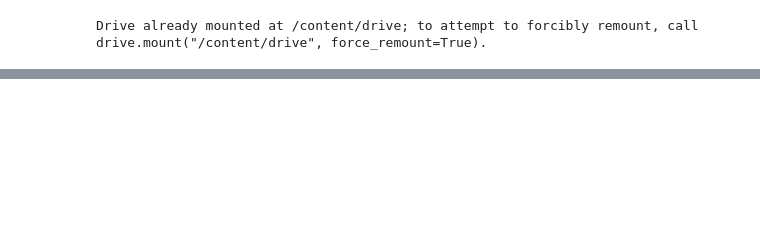
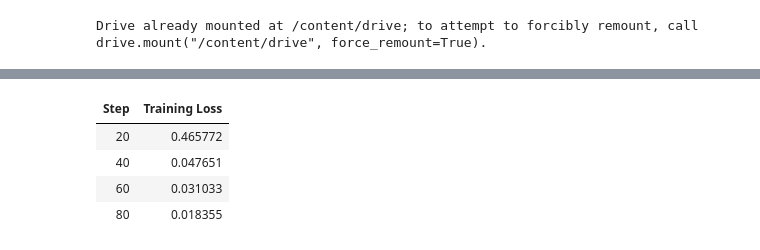
Before and after one commit to askarbekkk/kyrgyz-embeddings, a Jupyter notebook: kyrgyz-embeddings.ipynb, the cells around one changed output, grey strips where cells are left out. Drawn from its saved outputs; the diff is of its cells as text; code cells hidden in the pictures; blank space fills up the shorter version.

```diff
--- a/kyrgyz-embeddings.ipynb
+++ b/kyrgyz-embeddings.ipynb
@@ -216,0 +323,10 @@ print(f"\n{len(clean)} from {len(pairs)} passed the check")
+# %%
+kept_q = {p["query"] for p in clean}
+rejected = [p for p in pairs if p["query"] not in kept_q]
+
+import random
+random.seed(1)
+for p in random.sample(rejected, 10):
+    print("Q:", p["query"])
+    print("T:", p["positive"][:200])
+    print("---")
@@ -223,31 +357,79 @@ Mounted at /content/drive
 !pip install -U sentence-transformers -q
 
 import json, random
-from sentence_transformers import SentenceTransformer, losses, SentenceTransformerTrainer, SentenceTransformerTrainingArguments
+from sentence_transformers import (
+    SentenceTransformer, losses,
+    SentenceTransformerTrainer, SentenceTransformerTrainingArguments,
+)
 from sentence_transformers.evaluation import InformationRetrievalEvaluator
 from datasets import Dataset
 
-with open("/content/drive/MyDrive/pairs_clean.json", encoding="utf-8") as f:
-    clean = json.load(f)
+# --- data ---
+with open("/content/drive/MyDrive/pairs_raw_v2.json", encoding="utf-8") as f:
+    data = json.load(f)
+
+seen, uniq = set(), []
+for p in data:
+    if p["positive"] not in seen:
+        seen.add(p["positive"])
+        uniq.append(p)
+print(f"{len(uniq)} unique pairs")
 
 random.seed(42)
-random.shuffle(clean)
-split = int(len(clean) * 0.8)
-train_pairs, test_pairs = clean[:split], clean[split:]
-print(len(train_pairs), len(test_pairs))
+random.shuffle(uniq)
+split = int(len(uniq) * 0.9)
+train_pairs, test_pairs = uniq[:split], uniq[split:]
+print(len(train_pairs), "train /", len(test_pairs), "test")
 
-# тестовый набор для оценки
-corpus  = {str(i): p["positive"] for i, p in enumerate(test_pairs)}
-queries = {str(i): p["query"]    for i, p in enumerate(test_pairs)}
-relevant = {str(i): {str(i)} for i in range(len(test_pairs))}
+# --- evaluation setup: search gold passages among 5000 distractors ---
+corpus = {str(i): c["text"] for i, c in enumerate(chunks[:5000])}
+queries, relevant = {}, {}
+for qi, p in enumerate(test_pairs):
+    doc_id = f"gold_{qi}"
+    corpus[doc_id] = p["positive"]
+    queries[str(qi)] = p["query"]
+    relevant[str(qi)] = {doc_id}
 
 evaluator = InformationRetrievalEvaluator(
-    queries=queries, corpus=corpus, relevant_docs=relevant, name="ky-test"
+    queries=queries, corpus=corpus, relevant_docs=relevant, name="ky-v2"
+)
+print(f"corpus {len(corpus)}, queries {len(queries)}")
+
+# --- baseline ---
+model = SentenceTransformer("intfloat/multilingual-e5-base")
+before = evaluator(model)
+print("BEFORE acc@1:", before['ky-v2_cosine_accuracy@1'])
+print("BEFORE nDCG@10:", before['ky-v2_cosine_ndcg@10'])
+
+# --- training ---
+train_ds = Dataset.from_dict({
+    "anchor":   [p["query"]    for p in train_pairs],
+    "positive": [p["positive"] for p in train_pairs],
+})
+
+args = SentenceTransformerTrainingArguments(
+    output_dir="/content/ky-e5-base-v2",
+    num_train_epochs=1,
+    per_device_train_batch_size=16,
+    learning_rate=2e-5,
+    fp16=True,
+    logging_steps=20,
 )
 
-model = SentenceTransformer("intfloat/multilingual-e5-small")
+SentenceTransformerTrainer(
+    model=model,
+    args=args,
+    train_dataset=train_ds,
+    loss=losses.MultipleNegativesRankingLoss(model),
+).train()
 
-# ДО обучения
-before = evaluator(model)
-print("BEFORE:", before)
+after = evaluator(model)
+print("\nAFTER acc@1:", after['ky-v2_cosine_accuracy@1'])
+print("AFTER nDCG@10:", after['ky-v2_cosine_ndcg@10'])
+
+# --- save ---
+model.save("/content/drive/MyDrive/ky-e5-base-v2")
+with open("/content/drive/MyDrive/results_v2.json", "w") as f:
+    json.dump({"before": before, "after": after,
+               "n_train": len(train_pairs), "n_test": len(test_pairs)}, f, indent=2)
 # %% [output]
@@ -255,0 +445,5 @@ BEFORE: {'ky-test_cosine_accuracy@1': 1.0, 'ky-test_cosine_accuracy@3': 1.0, 'ky
+| Step | Training Loss |
+| 20 | 0.465772 |
+| 40 | 0.047651 |
+| 60 | 0.031033 |
+| 80 | 0.018355 |
```
Also changed, not shown: parts of 19 cells of this notebook.
